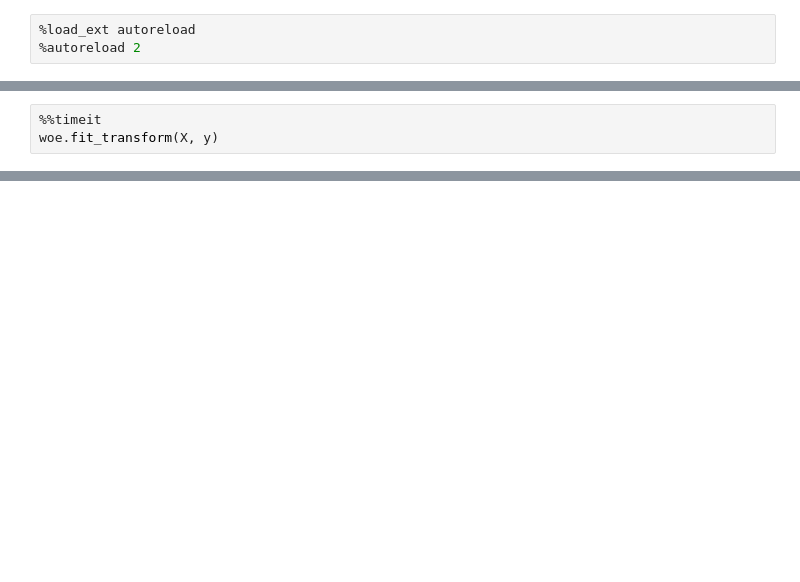
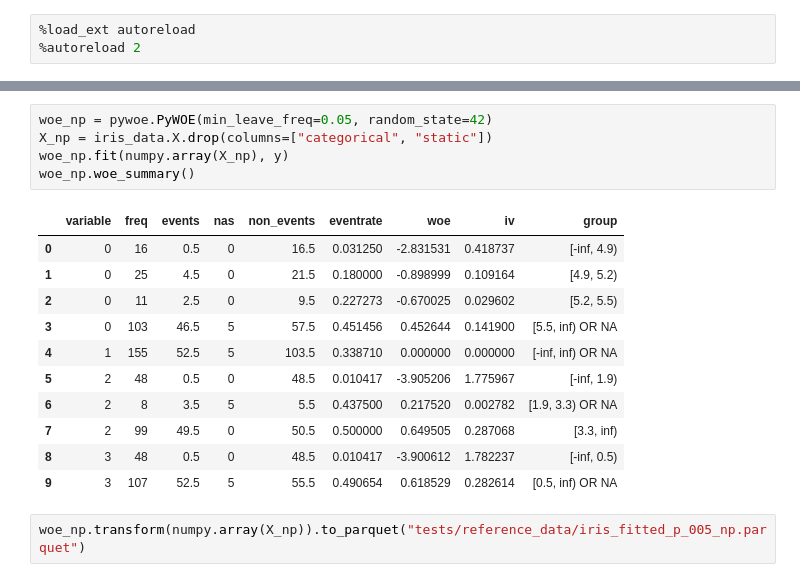
Before and after one commit to linards-kalvans/pywoe, a Jupyter notebook: sandbox.ipynb, the cells around one changed output, grey strips where cells are left out. Cells and saved outputs as stored; diff of their text form; blank space fills up the shorter version.

```diff
--- a/sandbox.ipynb
+++ b/sandbox.ipynb
@@ -121,3 +111,0 @@ woe.transform(X).head(10)
-# %%
-%%timeit
-woe.fit_transform(X, y)
@@ -125,0 +112,19 @@ woe.fit_transform(X, y)
+# %%
+woe_np = pywoe.PyWOE(min_leave_freq=0.05, random_state=42)
+X_np = iris_data.X.drop(columns=["categorical", "static"])
+woe_np.fit(numpy.array(X_np), y)
+woe_np.woe_summary()
+# %% [output]
+|  | variable | freq | events | nas | non_events | eventrate | woe | iv | group |
+| 0 | 0 | 16 | 0.5 | 0 | 16.5 | 0.031250 | -2.831531 | 0.418737 | [-inf, 4.9) |
+| 1 | 0 | 25 | 4.5 | 0 | 21.5 | 0.180000 | -0.898999 | 0.109164 | [4.9, 5.2) |
+| 2 | 0 | 11 | 2.5 | 0 | 9.5 | 0.227273 | -0.670025 | 0.029602 | [5.2, 5.5) |
+| 3 | 0 | 103 | 46.5 | 5 | 57.5 | 0.451456 | 0.452644 | 0.141900 | [5.5, inf) OR NA |
+| 4 | 1 | 155 | 52.5 | 5 | 103.5 | 0.338710 | 0.000000 | 0.000000 | [-inf, inf) OR NA |
+| 5 | 2 | 48 | 0.5 | 0 | 48.5 | 0.010417 | -3.905206 | 1.775967 | [-inf, 1.9) |
+| 6 | 2 | 8 | 3.5 | 5 | 5.5 | 0.437500 | 0.217520 | 0.002782 | [1.9, 3.3) OR NA |
+| 7 | 2 | 99 | 49.5 | 0 | 50.5 | 0.500000 | 0.649505 | 0.287068 | [3.3, inf) |
+| 8 | 3 | 48 | 0.5 | 0 | 48.5 | 0.010417 | -3.900612 | 1.782237 | [-inf, 0.5) |
+| 9 | 3 | 107 | 52.5 | 5 | 55.5 | 0.490654 | 0.618529 | 0.282614 | [0.5, inf) OR NA |
+# %%
+woe_np.transform(numpy.array(X_np)).to_parquet("tests/reference_data/iris_fitted_p_005_np.parquet")
```
Also changed, not shown: parts of 12 cells of this notebook, 13 other files.
